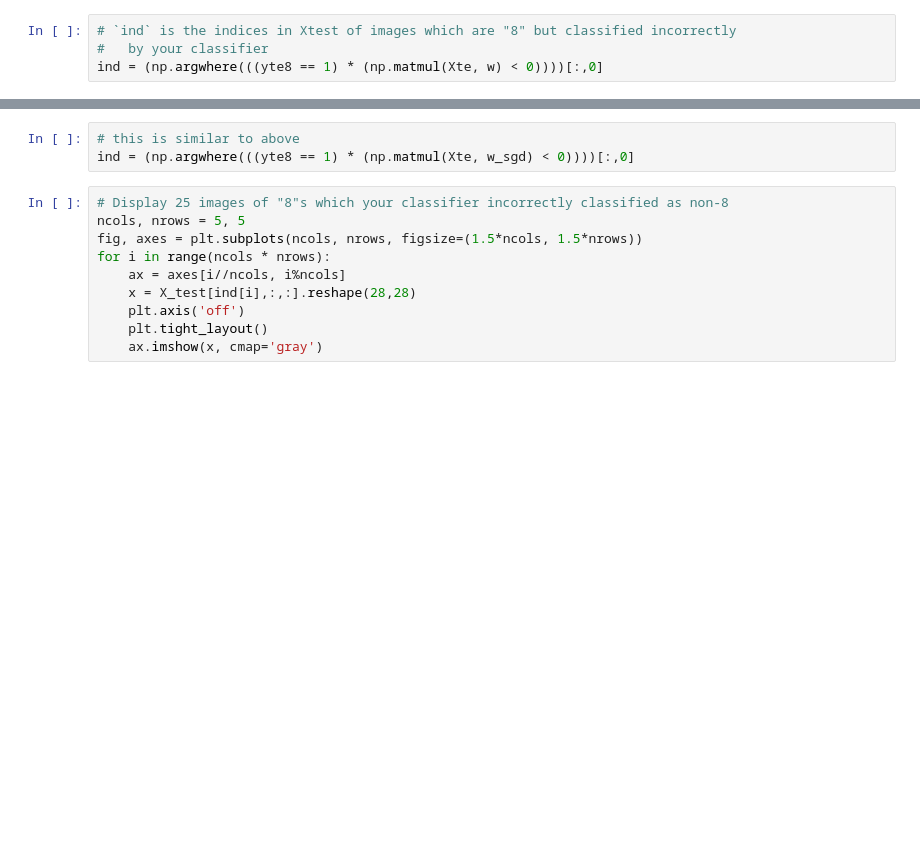
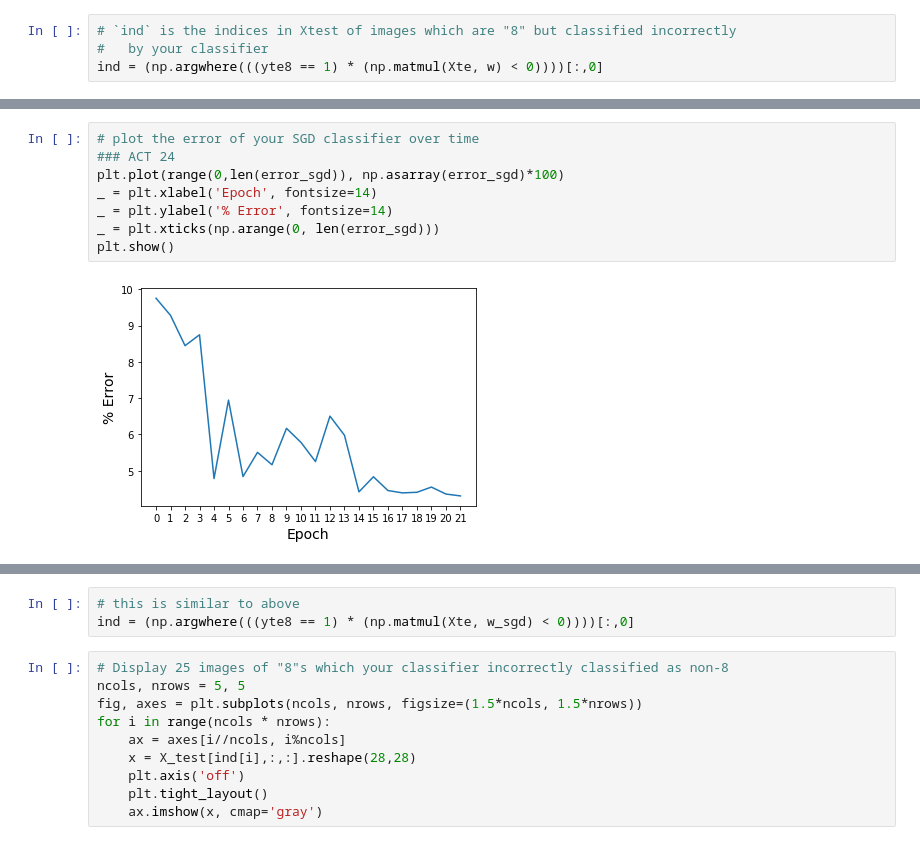
Before and after one commit to ebruun/COS324, a Jupyter notebook: A3/mnist-lr-single-unsolved(7).ipynb, the cells around one changed output, grey strips where cells are left out. Cells and saved outputs as stored; diff of their text form; blank space fills up the shorter version.

```diff
--- a/A3/mnist-lr-single-unsolved(7).ipynb
+++ b/A3/mnist-lr-single-unsolved(7).ipynb
@@ -802,0 +839,10 @@ def sgd(X, y, h):
+# %%
+# plot the error of your SGD classifier over time
+### ACT 24
+plt.plot(range(0,len(error_sgd)), np.asarray(error_sgd)*100)
+_ = plt.xlabel('Epoch', fontsize=14)
+_ = plt.ylabel('% Error', fontsize=14)
+_ = plt.xticks(np.arange(0, len(error_sgd)))
+plt.show()
+# %% [output]
+[figure, added]
```
Also changed, not shown: parts of 32 cells of this notebook.
